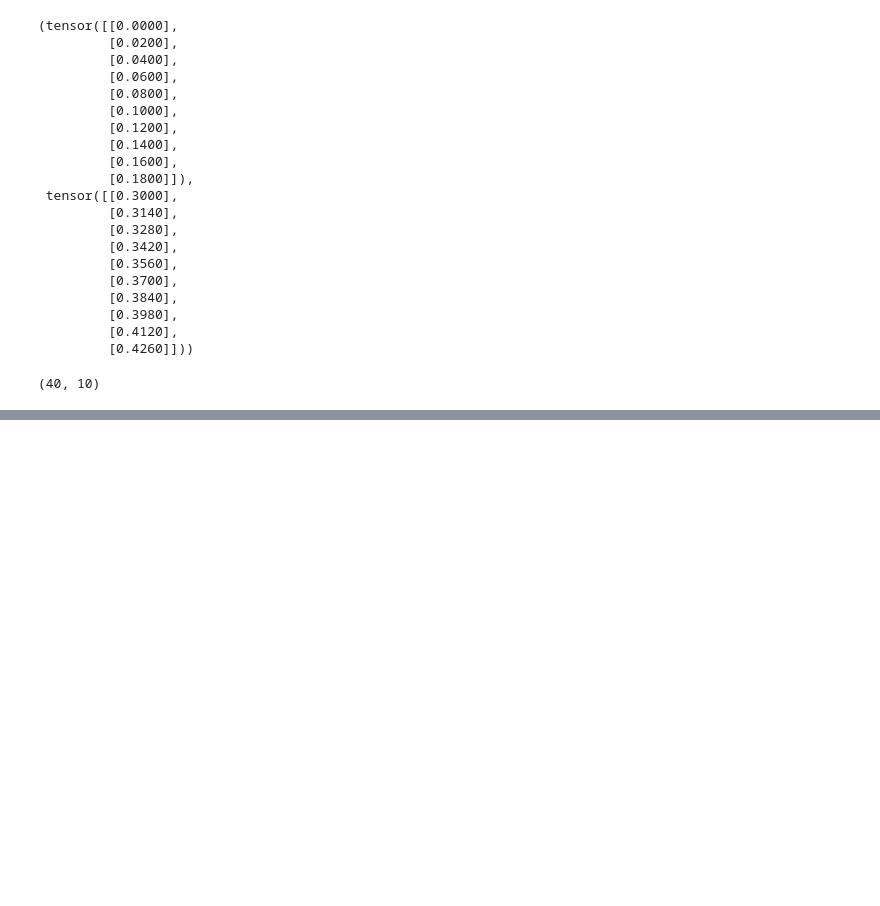
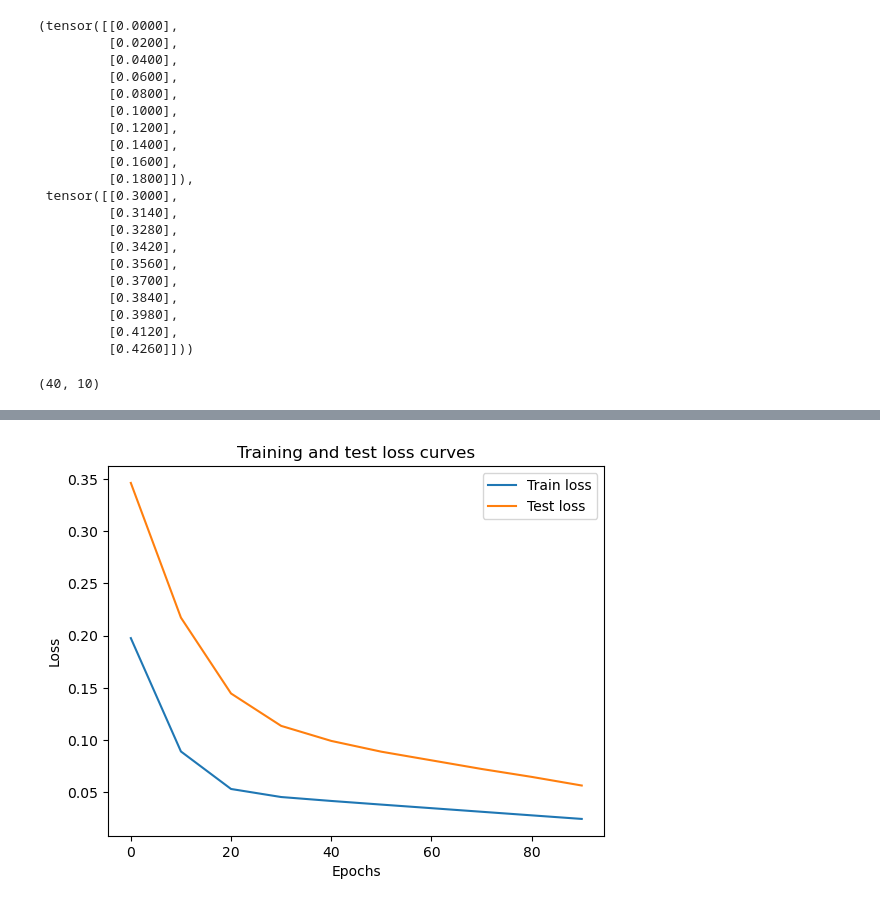
Before and after one commit to allen-aan/pytorch_zero_to_master, a Jupyter notebook: pytorch_01.ipynb, the cells around one changed output, grey strips where cells are left out. Saved outputs shown, nothing was run; the diff lists cells and outputs as text; code cells hidden in the pictures; blank space fills up the shorter version.

```diff
--- a/pytorch_01.ipynb
+++ b/pytorch_01.ipynb
@@ -52,0 +67,10 @@ len(x_train), len(x_test)
+# %%
+#Create a Linear Regression model class
+class LinearRegressionModel(nn.Module):
+    def __init__(self):
+        super().__init__()
+        self.weights= nn.Parameter(torch.randn(1, dtype=torch.float), requires_grad= True)
+        self.bias = nn.Parameter(torch.randn(1, dtype=torch.float), requires_grad=True)
+
+    def forward(self, x: torch.Tensor) -> torch.Tensor:
+        return self.weights * x + self.bias
@@ -52,0 +90,4 @@ len(x_train), len(x_test)
+# %%
+loss_fn = nn.L1Loss()
+
+optimizer = torch.optim.SGD(model_0.parameters(), lr=0.01)
@@ -52,0 +156,10 @@ len(x_train), len(x_test)
+# %%
+# Plot the loss curves
+plt.plot(epoch_count, train_loss_values, label="Train loss")
+plt.plot(epoch_count, test_loss_values, label="Test loss")
+plt.title("Training and test loss curves")
+plt.ylabel("Loss")
+plt.xlabel("Epochs")
+plt.legend();
+# %% [output]
+[figure, added]
```
Also changed, not shown: parts of 4 cells of this notebook.
